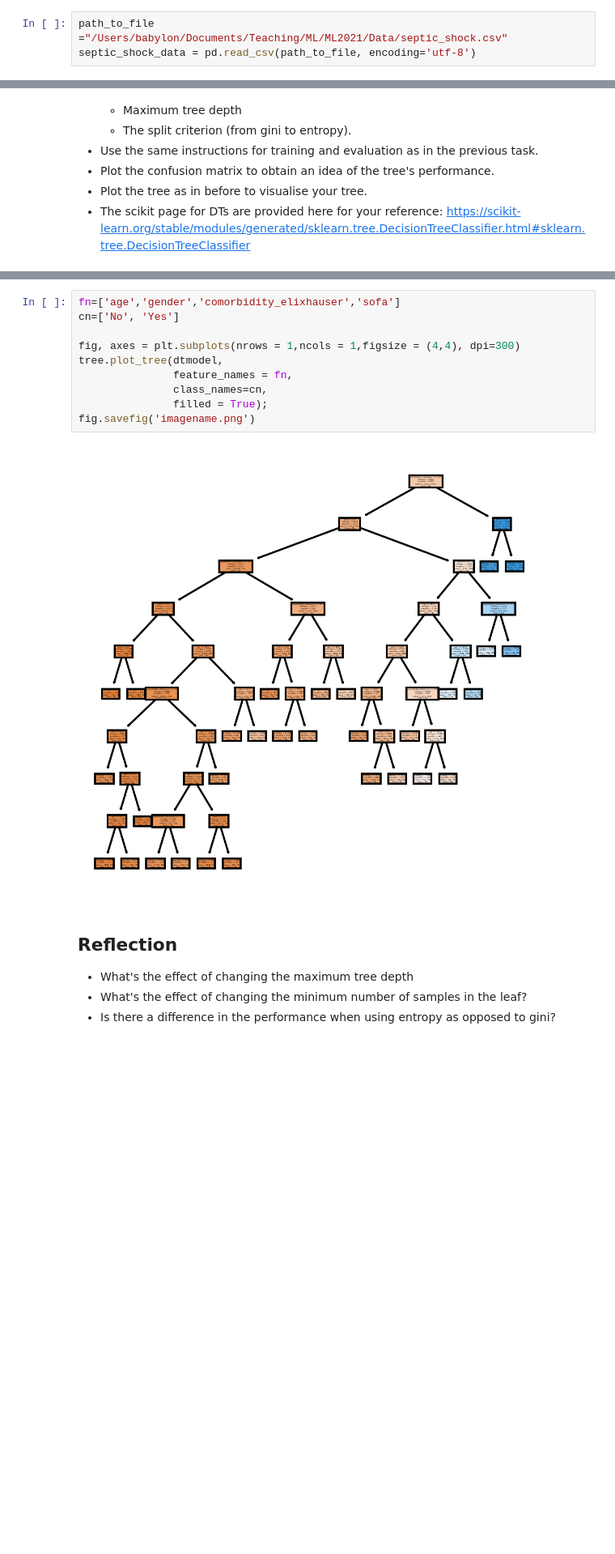
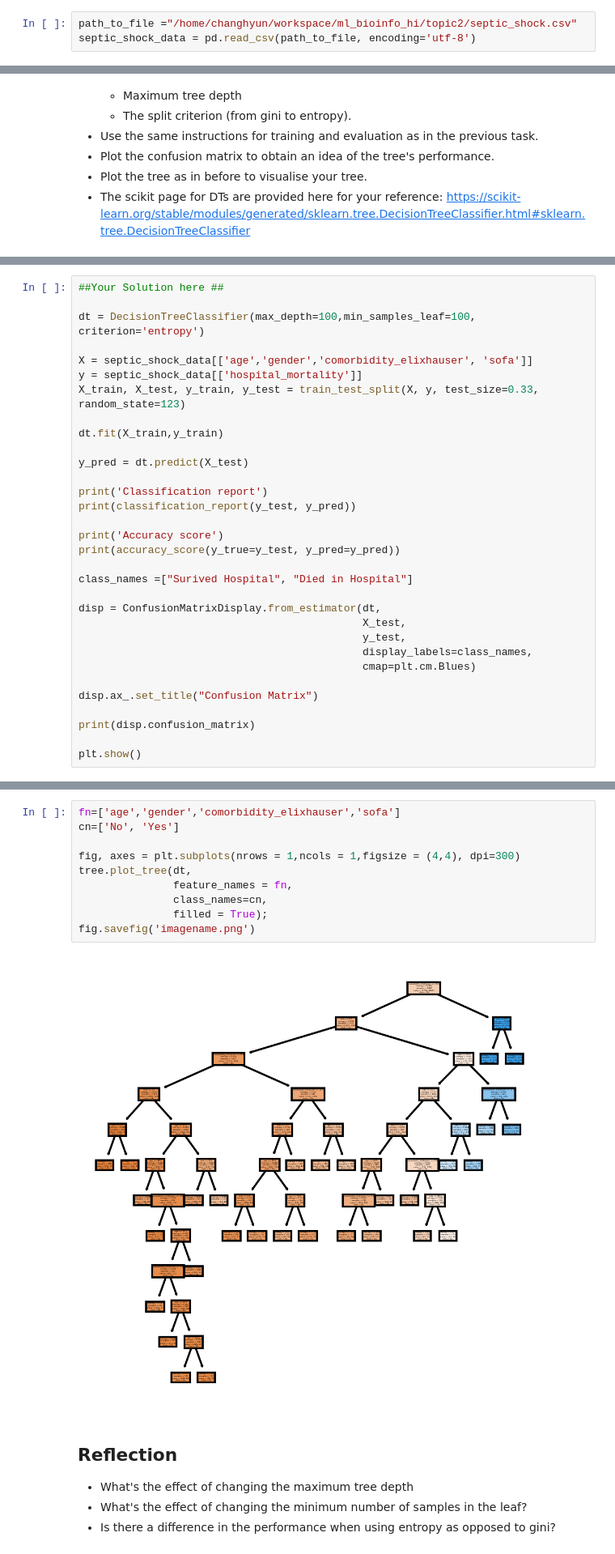
Before and after one commit to eddie8615/ml_bioinfo_hi, a Jupyter notebook: topic2/Practical1DecisionTree.ipynb, the cells around one changed output, grey strips where cells are left out. Shown: that part at 81% size. Drawn from its saved outputs; the diff is of its cells as text; blank space fills up the shorter version.

Commit message:
Catch up topic2

```diff
--- a/topic2/Practical1DecisionTree.ipynb
+++ b/topic2/Practical1DecisionTree.ipynb
@@ -57,7 +57,7 @@ from sklearn import tree
 import matplotlib.pyplot as plt
 %matplotlib inline
 # %%
-path_to_file ="/Users/babylon/Documents/Teaching/ML/ML2021/Data/septic_shock.csv"
+path_to_file ="/home/changhyun/workspace/ml_bioinfo_hi/topic2/septic_shock.csv"
 septic_shock_data = pd.read_csv(path_to_file, encoding='utf-8')
 # %%
 septic_shock_data.head()
@@ -201,0 +219,32 @@ weighted avg       0.81      0.80      0.79      2183
+# %%
+##Your Solution here ##
+
+dt = DecisionTreeClassifier(max_depth=100,min_samples_leaf=100, criterion='entropy')
+
+X = septic_shock_data[['age','gender','comorbidity_elixhauser', 'sofa']]
+y = septic_shock_data[['hospital_mortality']]
+X_train, X_test, y_train, y_test = train_test_split(X, y, test_size=0.33, random_state=123)
+
+dt.fit(X_train,y_train)
+
+y_pred = dt.predict(X_test)
+
+print('Classification report')
+print(classification_report(y_test, y_pred))
+
+print('Accuracy score')
+print(accuracy_score(y_true=y_test, y_pred=y_pred))
+
+class_names =["Surived Hospital", "Died in Hospital"]
+
+disp = ConfusionMatrixDisplay.from_estimator(dt,
+                                             X_test,
+                                             y_test,
+                                             display_labels=class_names,
+                                             cmap=plt.cm.Blues)
+
+disp.ax_.set_title("Confusion Matrix")
+
+print(disp.confusion_matrix)
+
+plt.show()
@@ -202,15 +267,15 @@ weighted avg       0.81      0.80      0.79      2183
 # %%
 fn=['age','gender','comorbidity_elixhauser','sofa']
 cn=['No', 'Yes']
 
 fig, axes = plt.subplots(nrows = 1,ncols = 1,figsize = (4,4), dpi=300)
-tree.plot_tree(dtmodel,
+tree.plot_tree(dt,
                feature_names = fn,
                class_names=cn,
                filled = True);
 fig.savefig('imagename.png')
 # %% [output]
-[figure, old version]
+[figure, new version]
 # %% [markdown]
 <h2 id="reflection">Reflection</h2>
 
```
Also changed, not shown: parts of 6 cells of this notebook, 8 other files.
